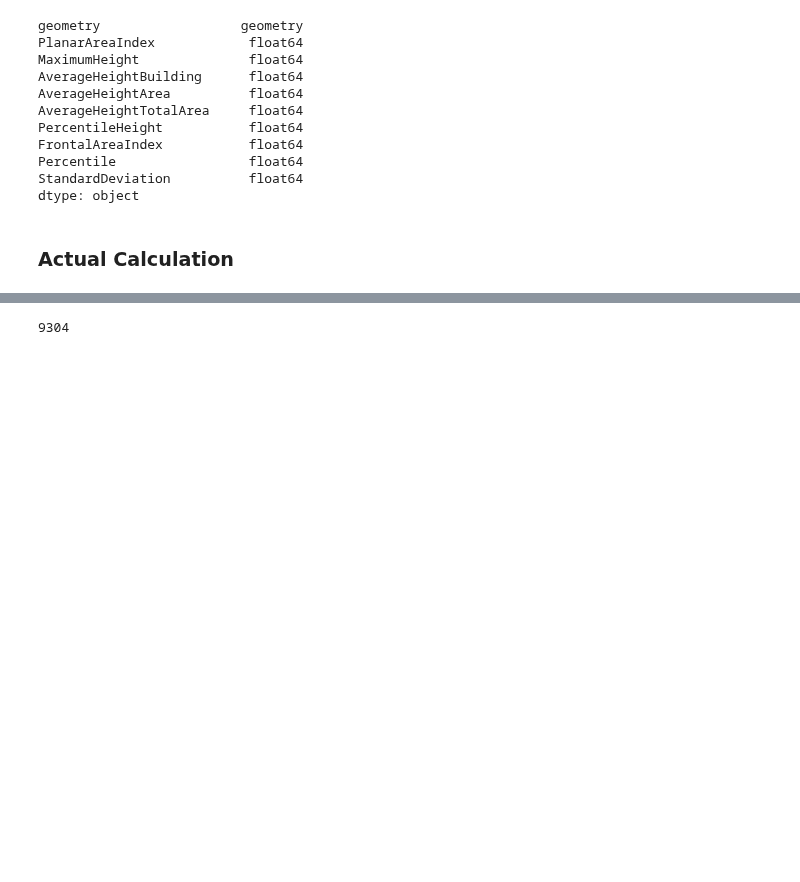
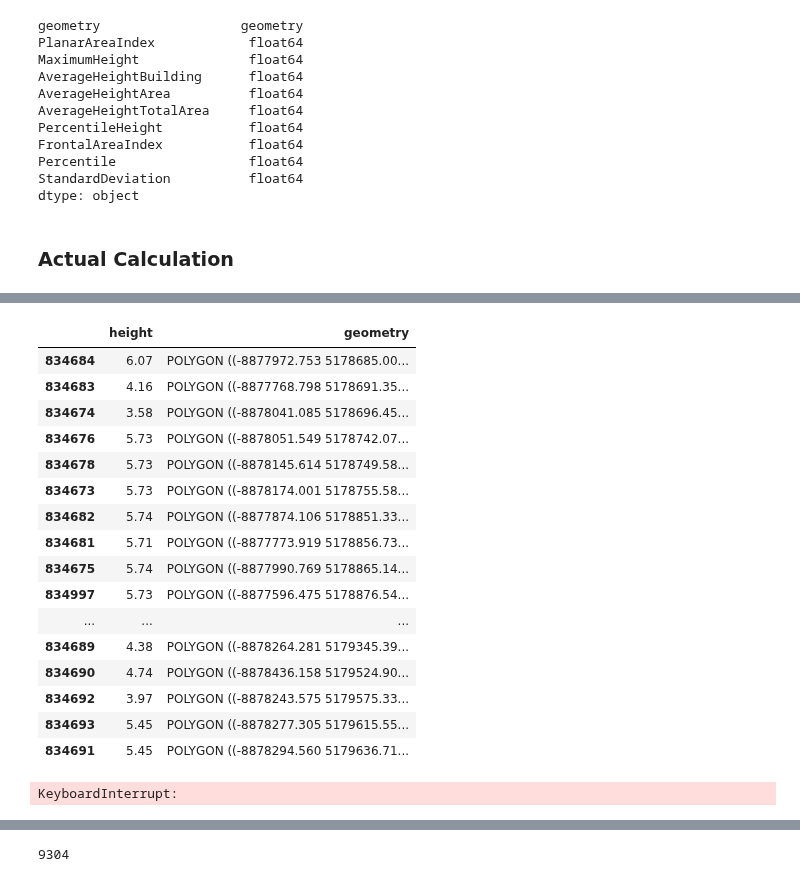
Before and after one commit to LQCHAN022/UMP-estimation, a Jupyter notebook: data_pipeline.ipynb, the cells around one changed output, grey strips where cells are left out. Cells and saved outputs as stored; diff of their text form; code cells hidden in the pictures; blank space fills up the shorter version.

```diff
--- a/data_pipeline.ipynb
+++ b/data_pipeline.ipynb
@@ -899,0 +945,41 @@ with TqdmCallback(desc= "compute"):
+# %%
+def clipped_generator():
+    idx = 0
+    while idx < len(ny_gdf):
+        yield gpd.clip(ny_gdf, ny_grid["geometry"].iloc[idx])
+        idx += 1
+# %%
+gen = clipped_generator()
+# %%
+next(gen)
+# %% [output]
+|  | height | geometry |
+| 834684 | 6.07 | POLYGON ((-8877972.753 5178685.00... |
+| 834683 | 4.16 | POLYGON ((-8877768.798 5178691.35... |
+| 834674 | 3.58 | POLYGON ((-8878041.085 5178696.45... |
+| 834676 | 5.73 | POLYGON ((-8878051.549 5178742.07... |
+| 834678 | 5.73 | POLYGON ((-8878145.614 5178749.58... |
+| 834673 | 5.73 | POLYGON ((-8878174.001 5178755.58... |
+| 834682 | 5.74 | POLYGON ((-8877874.106 5178851.33... |
+| 834681 | 5.71 | POLYGON ((-8877773.919 5178856.73... |
+| 834675 | 5.74 | POLYGON ((-8877990.769 5178865.14... |
+| 834997 | 5.73 | POLYGON ((-8877596.475 5178876.54... |
+| ... | ... | ... |
+| 834689 | 4.38 | POLYGON ((-8878264.281 5179345.39... |
+| 834690 | 4.74 | POLYGON ((-8878436.158 5179524.90... |
+| 834692 | 3.97 | POLYGON ((-8878243.575 5179575.33... |
+| 834693 | 5.45 | POLYGON ((-8878277.305 5179615.55... |
+| 834691 | 5.45 | POLYGON ((-8878294.560 5179636.71... |
+# %%
+# Manual multiprocessing way of getting UMPs becuase single-threaded operation is too slow and dask causes kernel to die
+# Reads the gml file and extract features
+with Pool(processes= 12) as pool:
+    r = pool.starmap(
+        calculateUMP,
+        tqdm(zip(
+            [gpd.clip(ny_gdf, cell_poly) for cell_poly in ny_grid["geometry"]],
+            ny_grid["geometry"]
+            ), total= len(ny_grid))
+    )
+# %% [output]
+KeyboardInterrupt:
```
Also changed, not shown: parts of 25 cells of this notebook, 2 other files.
